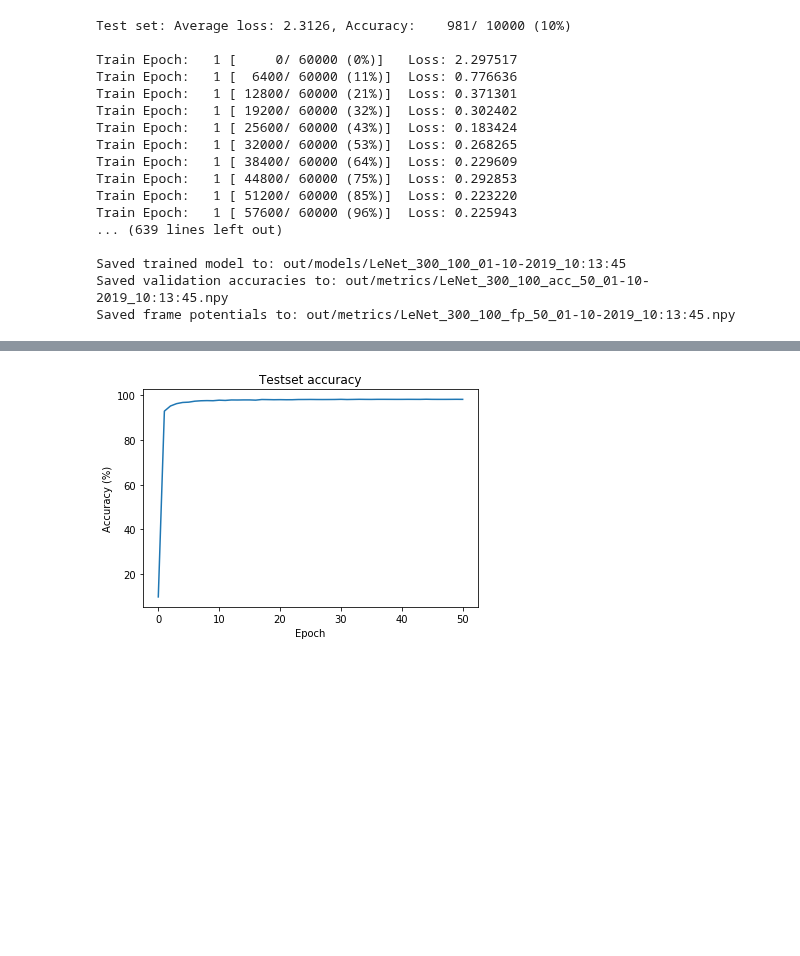
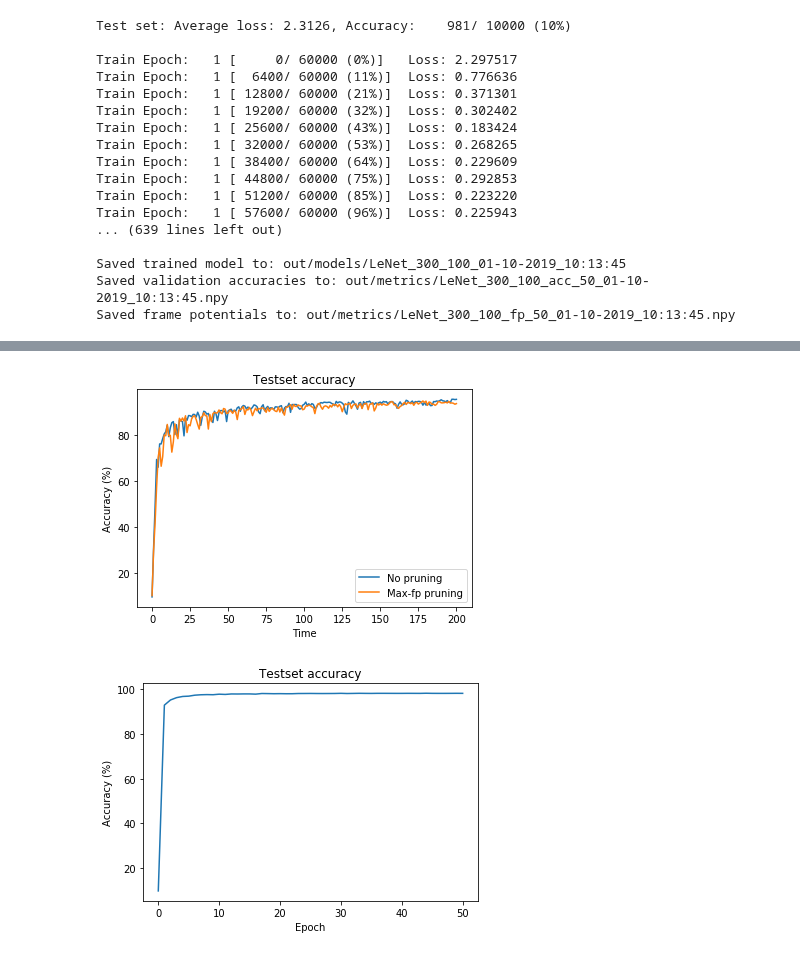
Before and after one commit to jheitmann/Neural-net-pruning, a Jupyter notebook: frame_potential.ipynb, the cells around one changed output, grey strips where cells are left out. Cells and saved outputs as stored; diff of their text form; code cells hidden in the pictures; blank space fills up the shorter version.

Commit message:
Snapshots for pruning times

```diff
--- a/frame_potential.ipynb
+++ b/frame_potential.ipynb
@@ -82,12 +82,12 @@ def draw_plot(layer, exp_acc, mag_acc, max_fp_acc, min_fp_acc, *, figsize=(25,12
 # %% [markdown]
 ## MNIST / Lenet 300-100-10
 # %%
-train_batch_size = 64
+train_batch_size = 16
 test_batch_size = 1000
 # %%
 trainloader, testloader, classes = get_mnist(train_batch_size, test_batch_size)
 # %%
-epochs = 50
+epochs = 1
 lr = 0.003
 momentum = 0.9
 # %%
@@ -117,3 +117,12 @@ Train Epoch:   1 [ 57600/ 60000 (96%)]  Loss: 0.225943
 Saved trained model to: out/models/LeNet_300_100_01-10-2019_10:13:45
 Saved validation accuracies to: out/metrics/LeNet_300_100_acc_50_01-10-2019_10:13:45.npy
 Saved frame potentials to: out/metrics/LeNet_300_100_fp_50_01-10-2019_10:13:45.npy
+# %%
+layer = 'fc1'
+pruning = prune.max_fp_pruning
+pruning_ratio = 0.5
+pruning_time = 500
+stop_time = 50
+# %%
+p_test_accuracies, p_frame_potentials = prune.fit_and_prune(e, epochs, criterion, optimizer, layer, pruning,
+                                                        pruning_ratio, pruning_time, stop_time, log_interval=10)
@@ -120,3 +147,13 @@ Saved frame potentials to: out/metrics/LeNet_300_100_fp_50_01-10-2019_10:13:45.n
+# %%
+plt.plot(test_accuracies, label="No pruning")
+plt.plot(p_test_accuracies, label="Max-fp pruning")
+plt.title('Testset accuracy')
+plt.xlabel('Time')
+plt.ylabel('Accuracy (%)')
+plt.legend(loc="best")
+plt.show()
+# %% [output]
+[figure, added]
 # %%
 plt.plot(test_accuracies)
 plt.title('Testset accuracy')
```
Also changed, not shown: parts of 1 cell of this notebook, 5 other files.
